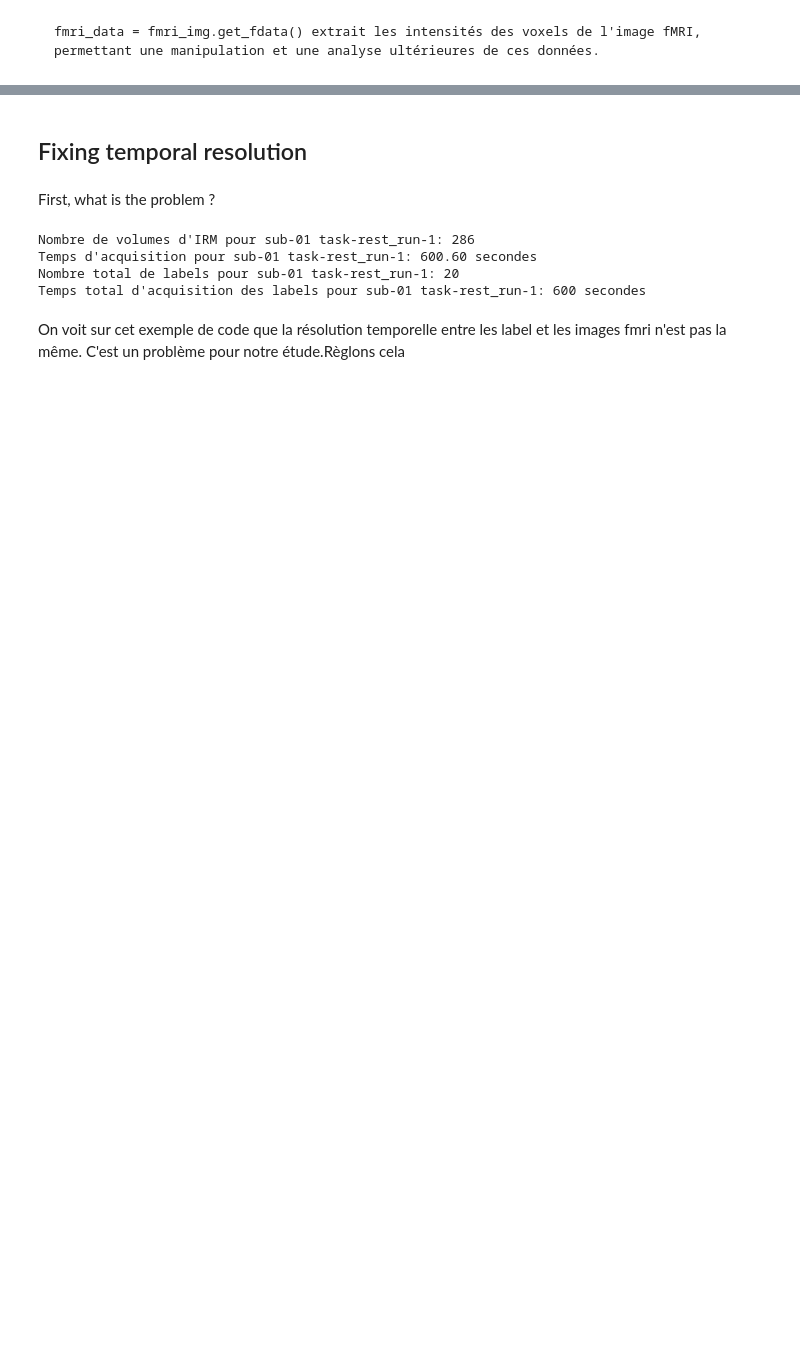
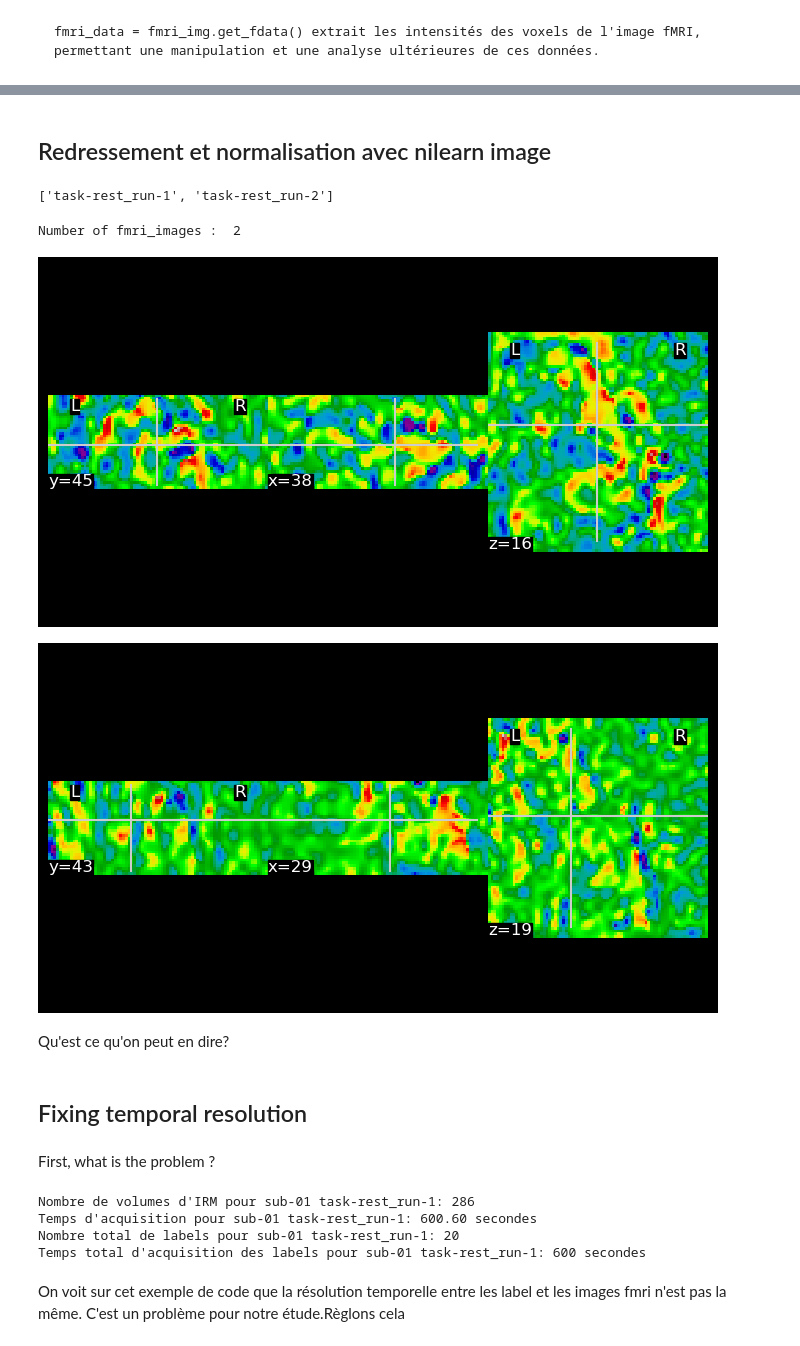
Before and after one commit to brainhack-school2024/duchadeau_project, a Jupyter notebook: Exploration_dataset.ipynb, the cells around one changed output, grey strips where cells are left out. Cells and saved outputs as stored; diff of their text form; code cells hidden in the pictures; blank space fills up the shorter version.

```diff
--- a/Exploration_dataset.ipynb
+++ b/Exploration_dataset.ipynb
@@ -161,3 +230,67 @@ Here, it's clear that the images are not oriented the same. That could be a prob
+# %% [markdown]
+## Redressement et normalisation avec nilearn image
+# %%
+import os
+import nibabel as nib
+import numpy as np
+import matplotlib.pyplot as plt
+from nilearn import plotting, image
+import mne
+
+# Fonction pour charger les fichiers fMRI
+def load_fmri_data(dataset_path, subjects, sessions):
+    fmri_images = []
+    for subj in subjects:
+        for sess in sessions:
+            fmri_path = os.path.join(dataset_path, subj, 'func', f'{subj}_{sess}_bold.nii.gz')
+            if os.path.exists(fmri_path):
+                # Charger l'image
+                fmri_img = nib.load(fmri_path)
+                # Redresser l'image
+                fmri_img = image.resample_img(fmri_img, target_affine=np.eye(4), target_shape=fmri_img.shape[:3])
+                # Normaliser l'image
+                fmri_img = image.clean_img(fmri_img, detrend=True, standardize=True)
+                fmri_images.append(fmri_img)
+            else:
+                print(f"File {fmri_path} not found.")
+    return fmri_images
+
+# Fonction pour visualiser une image 4D
+def visualize_4d_fmri(fmri_img):
+    # Sélectionner la première image temporelle pour la visualisation
+    first_volume = image.index_img(fmri_img, 0)
+    plotting.plot_epi(first_volume)
+    plt.show()
+
+########## Main ###########
+# Définir le chemin de base vers les données
+dataset_path = '/home/rduchadeau/Desktop/Brainhack_school/duchadeau_project/ds003768-download/'
+
+# Liste des sujets à charger
+# subjects = ['sub-01', 'sub-02', 'sub-03', 'sub-04', 'sub-05', 'sub-06', 'sub-07', 'sub-08', 'sub-09']
+# for i in range(10, 34):
+#     subjects.append(f'sub-{i:02d}')
+subjects = ['sub-01']
+
+# Liste des sessions
+# sessions = [f'task-rest_run-{i}' for i in range(1, 9)] + [f'task-sleep_run-{i}' for i in range(1, 9)]
+sessions = ['task-rest_run-1', 'task-rest_run-2']
+print(sessions)
+
+# Charger les données fMRI
+fmri_images = load_fmri_data(dataset_path, subjects, sessions)
+print("Number of fmri_images : ", len(fmri_images))
+
+
+visualize_4d_fmri(fmri_images[0])
+visualize_4d_fmri(fmri_images[1])
+# %% [output]
+['task-rest_run-1', 'task-rest_run-2']
+Number of fmri_images :  2
+[figure, added]
+[figure, added]
+# %% [markdown]
+Qu'est ce qu'on peut en dire?
 # %% [markdown]
 ## Fixing temporal resolution
 # %% [markdown]
```
Also changed, not shown: parts of 29 cells of this notebook, 2 other files.
